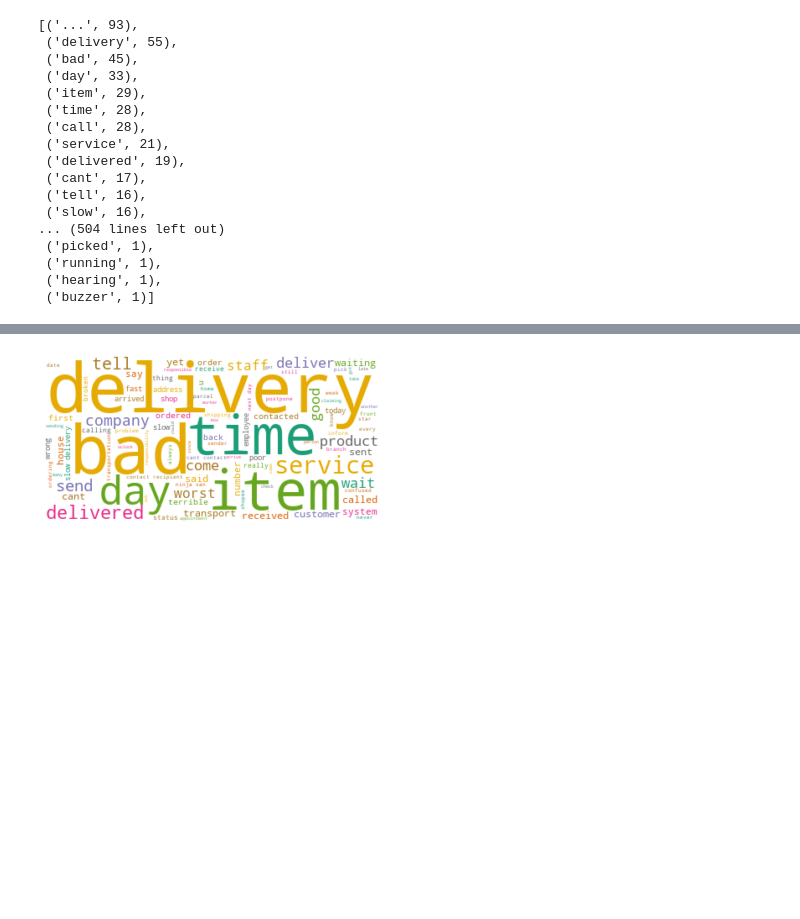
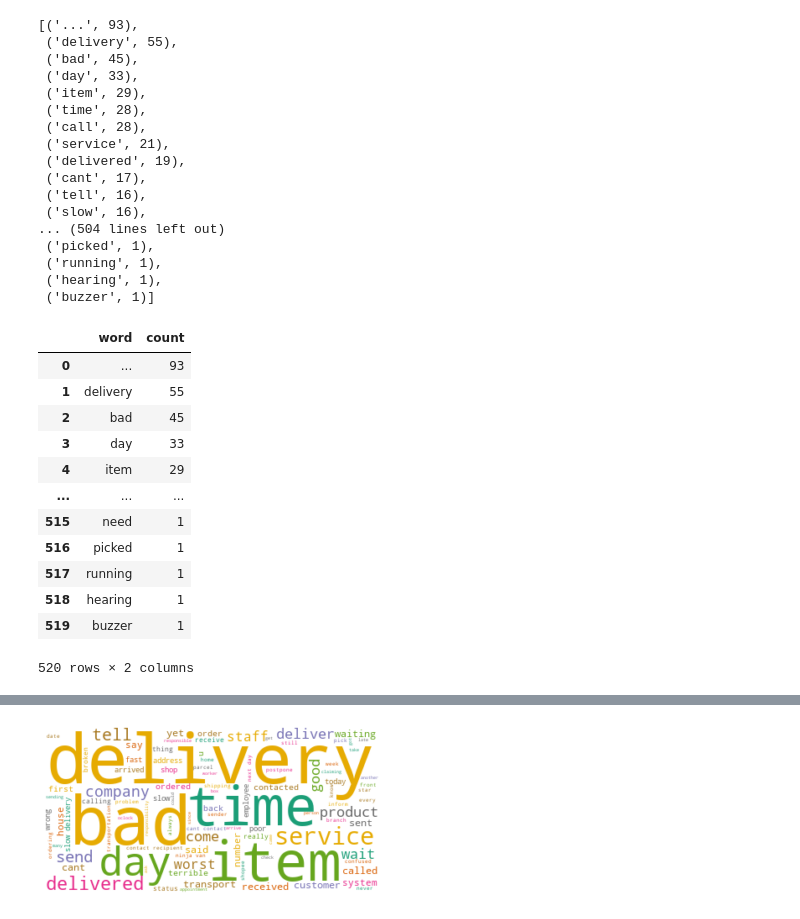
Before and after one commit to benneost/IS434-SWAT, a Jupyter notebook: courier_companies/TH_couriercompanies/ninja_thai/Ninja_th.ipynb, the cells around one changed output, grey strips where cells are left out. Drawn from its saved outputs; the diff is of its cells as text; code cells hidden in the pictures; blank space fills up the shorter version.

```diff
--- a/courier_companies/TH_couriercompanies/ninja_thai/Ninja_th.ipynb
+++ b/courier_companies/TH_couriercompanies/ninja_thai/Ninja_th.ipynb
@@ -193,3 +193,21 @@ Counter(words).most_common()
  ('running', 1),
  ('hearing', 1),
  ('buzzer', 1)]
+# %%
+allwords = Counter(words).most_common()
+allWordsDf = pd.DataFrame(allwords, columns=['word', 'count'])
+allWordsDf
+# %% [output]
+|  | word | count |
+| 0 | ... | 93 |
+| 1 | delivery | 55 |
+| 2 | bad | 45 |
+| 3 | day | 33 |
+| 4 | item | 29 |
+| ... | ... | ... |
+| 515 | need | 1 |
+| 516 | picked | 1 |
+| 517 | running | 1 |
+| 518 | hearing | 1 |
+| 519 | buzzer | 1 |
+520 rows × 2 columns
```
Also changed, not shown: parts of 5 cells of this notebook, 2 other files.
